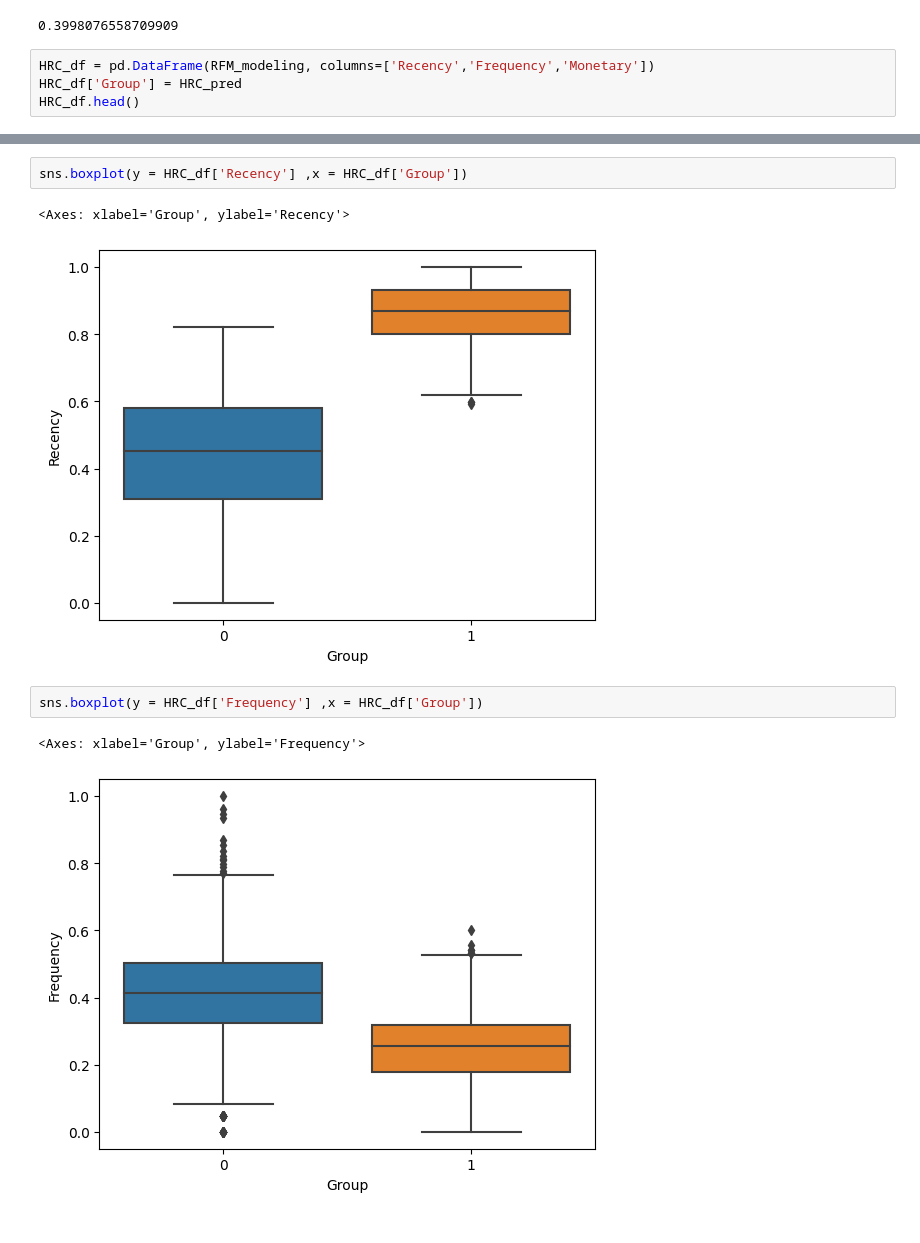
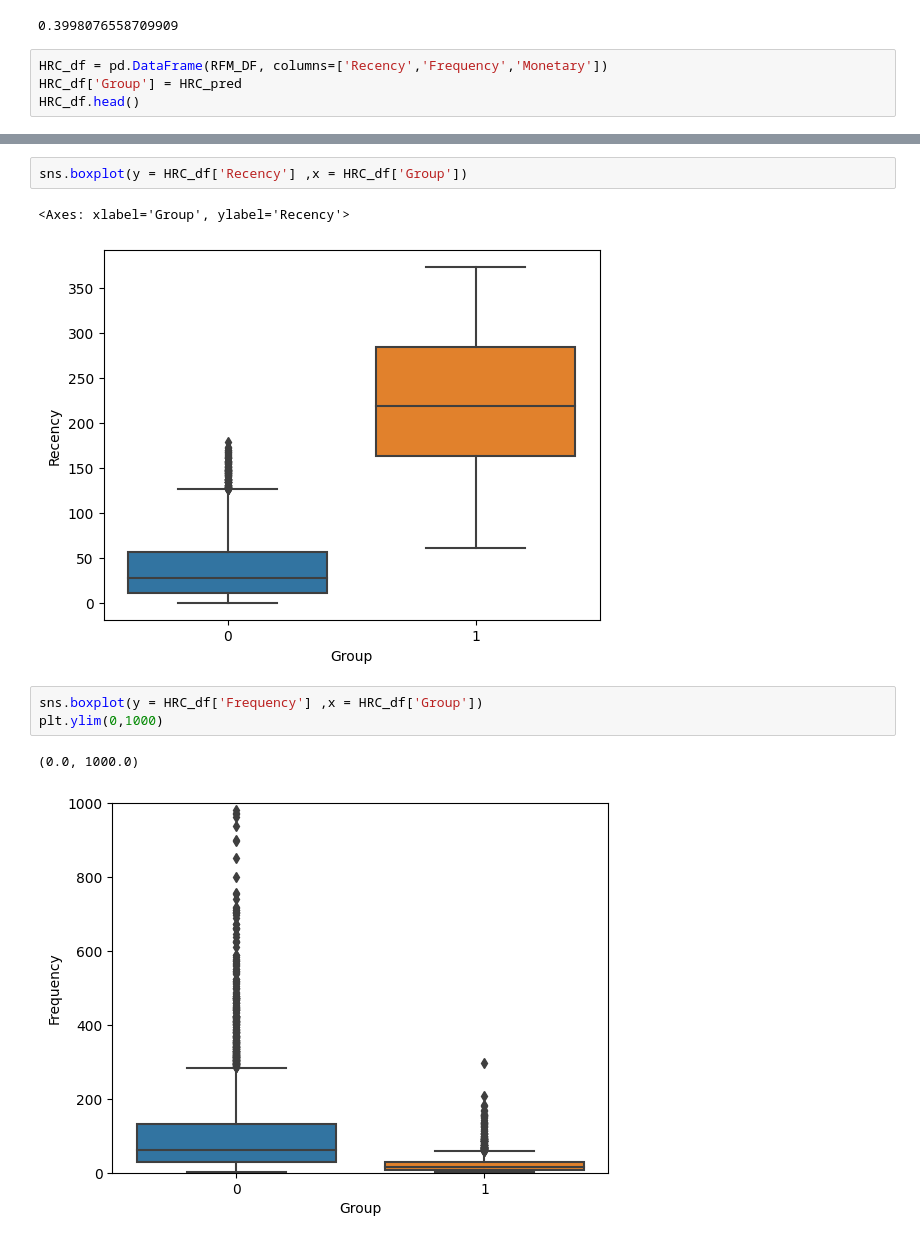
Before and after one commit to SaamarthMeston/Capstone-Project-4-Online-Retail-, a Jupyter notebook: Capstone_Project_4(Online_Retail).ipynb, the cells around one changed output, grey strips where cells are left out. Saved outputs shown, nothing was run; the diff lists cells and outputs as text.

```diff
--- a/Capstone_Project_4(Online_Retail).ipynb
+++ b/Capstone_Project_4(Online_Retail).ipynb
@@ -650,7 +713,7 @@ silhouette_score(RFM_modeling,HRC_pred)
 # %% [output]
 0.3998076558709909
 # %%
-HRC_df = pd.DataFrame(RFM_modeling, columns=['Recency','Frequency','Monetary'])
+HRC_df = pd.DataFrame(RFM_DF, columns=['Recency','Frequency','Monetary'])
 HRC_df['Group'] = HRC_pred
 HRC_df.head()
 # %% [output]
@@ -675,11 +738,12 @@ sns.pairplot(HRC_df,hue= 'Group')
 sns.boxplot(y = HRC_df['Recency'] ,x = HRC_df['Group'])
 # %% [output]
 <Axes: xlabel='Group', ylabel='Recency'>
-[figure, old version]
+[figure, new version]
 # %%
 sns.boxplot(y = HRC_df['Frequency'] ,x = HRC_df['Group'])
+plt.ylim(0,1000)
 # %% [output]
-<Axes: xlabel='Group', ylabel='Frequency'>
+(0.0, 1000.0)
-[figure, old version]
+[figure, new version]
 # %%
 sns.boxplot(y = HRC_df['Monetary'] ,x = HRC_df['Group'])
```
Also changed, not shown: parts of 36 cells of this notebook.
